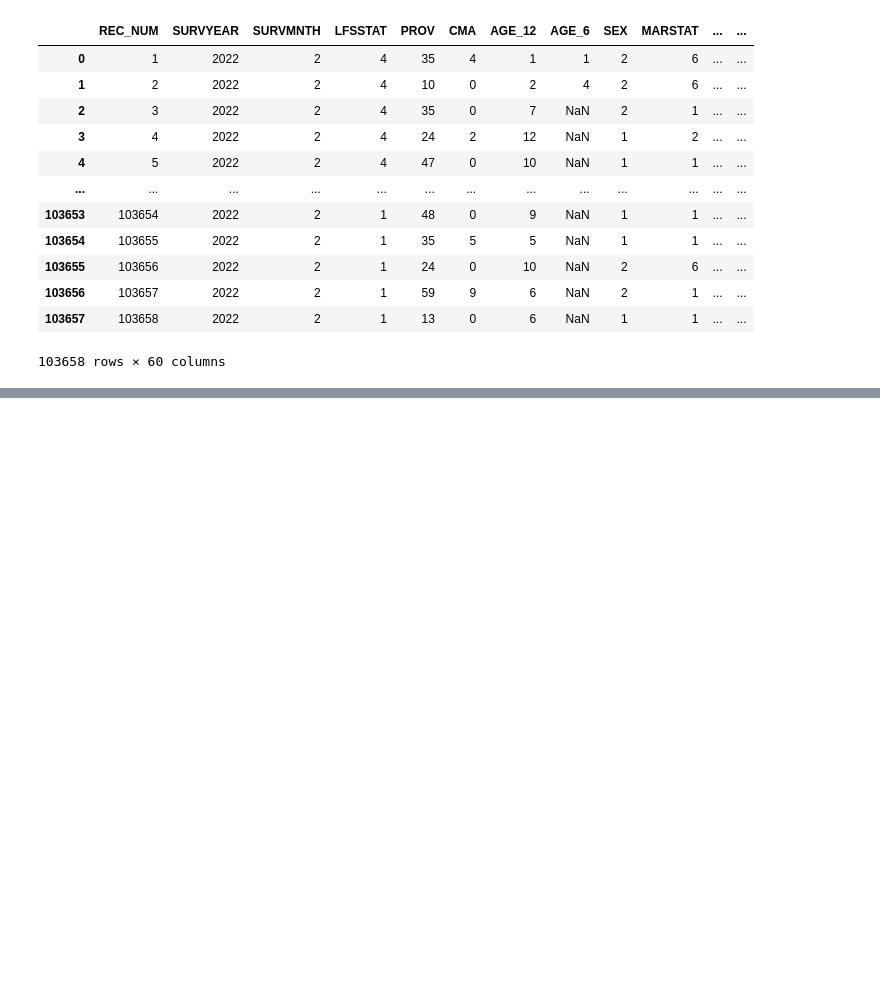
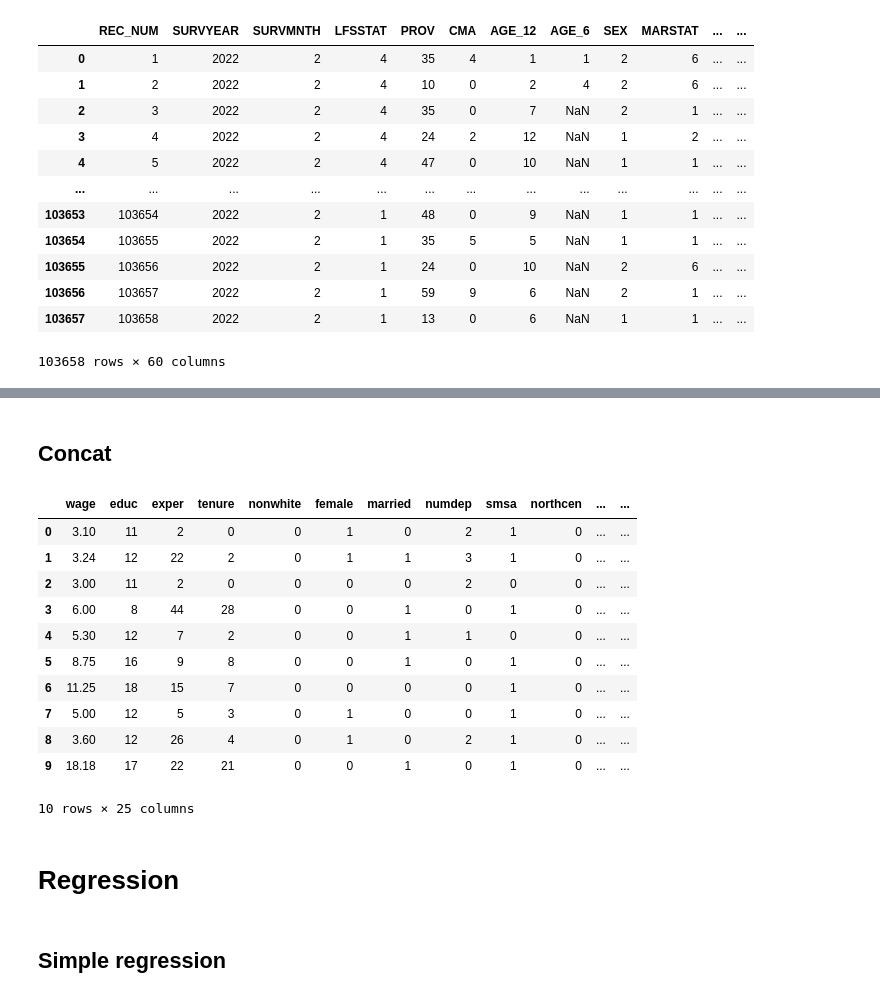
Before and after one commit to havaledar/econ3740_f26, a Jupyter notebook: lab_5.ipynb, the cells around one changed output, grey strips where cells are left out. Cells and saved outputs as stored; diff of their text form; code cells hidden in the pictures; blank space fills up the shorter version.

```diff
--- a/lab_5.ipynb
+++ b/lab_5.ipynb
@@ -218,0 +274,27 @@ d1
+# %% [markdown]
+## Concat
+# %%
+df5 = data[:5]
+
+
+df6_10 = data[5:10]
+
+import pandas as pd
+pd.concat([df5, df6_10])
+# %% [output]
+|  | wage | educ | exper | tenure | nonwhite | female | married | numdep | smsa | northcen | ... | ... |
+| 0 | 3.10 | 11 | 2 | 0 | 0 | 1 | 0 | 2 | 1 | 0 | ... | ... |
+| 1 | 3.24 | 12 | 22 | 2 | 0 | 1 | 1 | 3 | 1 | 0 | ... | ... |
+| 2 | 3.00 | 11 | 2 | 0 | 0 | 0 | 0 | 2 | 0 | 0 | ... | ... |
+| 3 | 6.00 | 8 | 44 | 28 | 0 | 0 | 1 | 0 | 1 | 0 | ... | ... |
+| 4 | 5.30 | 12 | 7 | 2 | 0 | 0 | 1 | 1 | 0 | 0 | ... | ... |
+| 5 | 8.75 | 16 | 9 | 8 | 0 | 0 | 1 | 0 | 1 | 0 | ... | ... |
+| 6 | 11.25 | 18 | 15 | 7 | 0 | 0 | 0 | 0 | 1 | 0 | ... | ... |
+| 7 | 5.00 | 12 | 5 | 3 | 0 | 1 | 0 | 0 | 1 | 0 | ... | ... |
+| 8 | 3.60 | 12 | 26 | 4 | 0 | 1 | 0 | 2 | 1 | 0 | ... | ... |
+| 9 | 18.18 | 17 | 22 | 21 | 0 | 0 | 1 | 0 | 1 | 0 | ... | ... |
+10 rows × 25 columns
+# %% [markdown]
+# Regression
+# %% [markdown]
+## Simple regression
```
Also changed, not shown: parts of 16 cells of this notebook.
